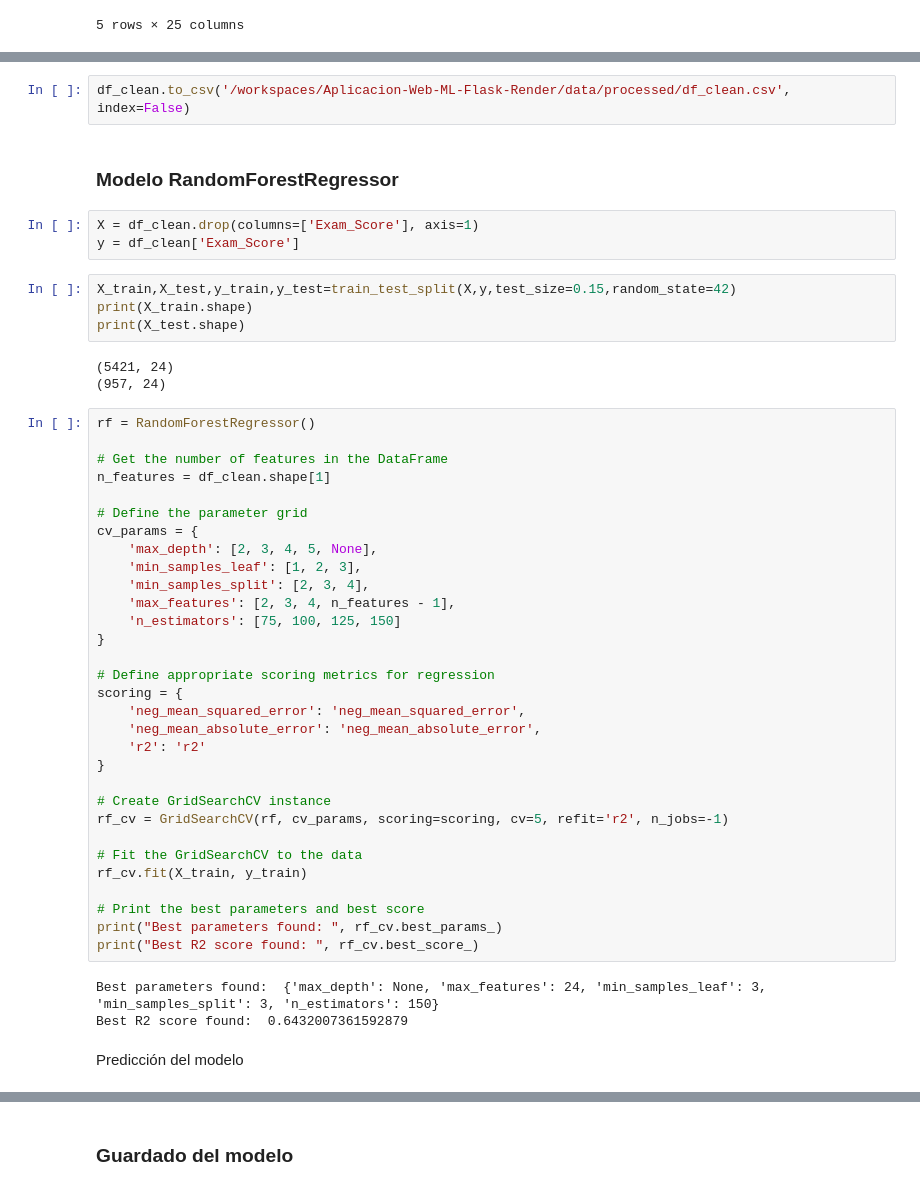
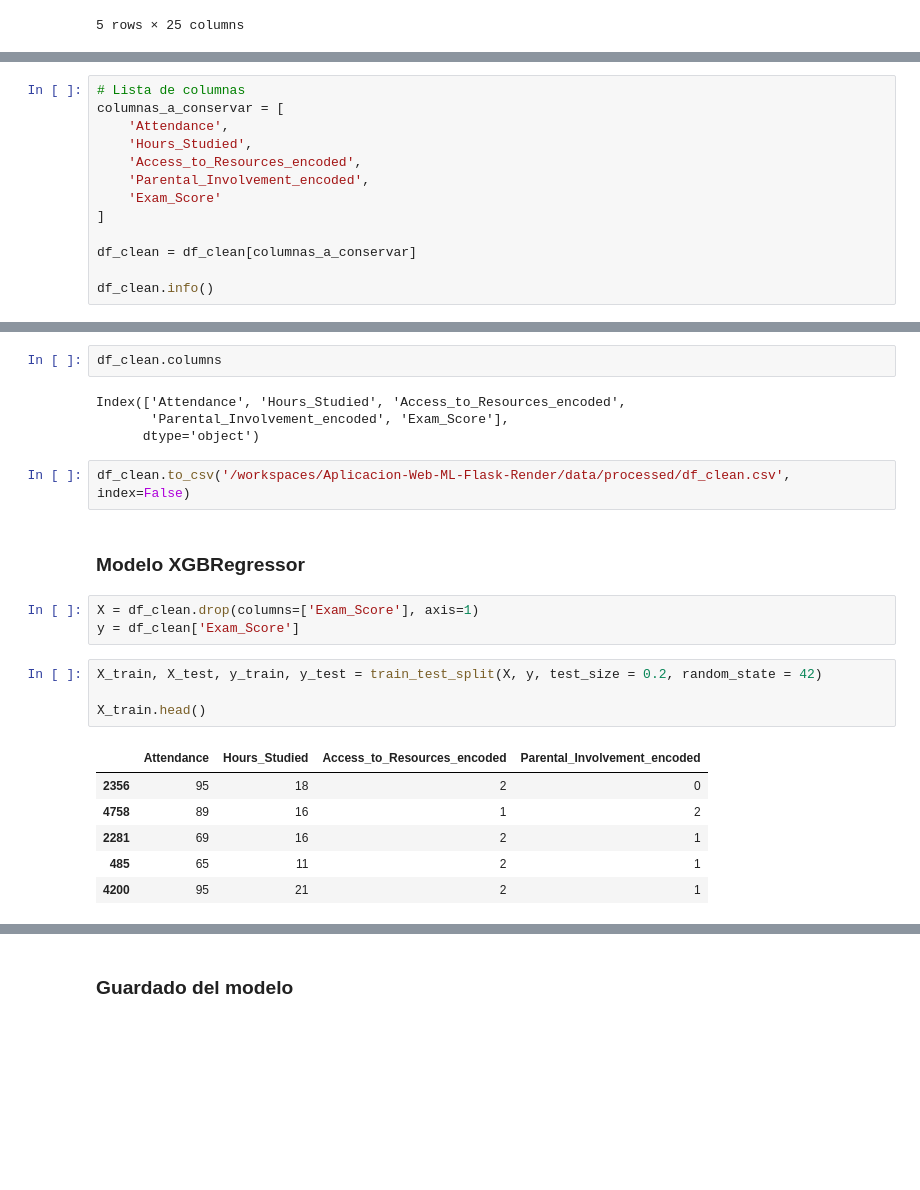
Before and after one commit to Jairo-Almanza/Aplicacion-Web-ML-Flask-Render, a Jupyter notebook: src/explore.ipynb, the cells around one changed output, grey strips where cells are left out. Cells and saved outputs as stored; diff of their text form; blank space fills up the shorter version.

Commit message:
Reestructurado modelo, despliegue finalizado

```diff
--- a/src/explore.ipynb
+++ b/src/explore.ipynb
@@ -230,0 +248,13 @@ df_clean.head()
+# %%
+# Lista de columnas
+columnas_a_conservar = [
+    'Attendance',
+    'Hours_Studied',
+    'Access_to_Resources_encoded',
+    'Parental_Involvement_encoded',
+    'Exam_Score'
+]
+
+df_clean = df_clean[columnas_a_conservar]
+
+df_clean.info()
@@ -231,50 +274,24 @@ df_clean.head()
+# %%
+df_clean.columns
+# %% [output]
+Index(['Attendance', 'Hours_Studied', 'Access_to_Resources_encoded',
+       'Parental_Involvement_encoded', 'Exam_Score'],
+      dtype='object')
 # %%
 df_clean.to_csv('/workspaces/Aplicacion-Web-ML-Flask-Render/data/processed/df_clean.csv', index=False)
 # %% [markdown]
-### Modelo RandomForestRegressor
+### Modelo XGBRegressor
 # %%
 X = df_clean.drop(columns=['Exam_Score'], axis=1)
 y = df_clean['Exam_Score']
 # %%
-X_train,X_test,y_train,y_test=train_test_split(X,y,test_size=0.15,random_state=42)
-print(X_train.shape)
-print(X_test.shape)
+X_train, X_test, y_train, y_test = train_test_split(X, y, test_size = 0.2, random_state = 42)
+
+X_train.head()
 # %% [output]
-(5421, 24)
-(957, 24)
+|  | Attendance | Hours_Studied | Access_to_Resources_encoded | Parental_Involvement_encoded |
+| 2356 | 95 | 18 | 2 | 0 |
+| 4758 | 89 | 16 | 1 | 2 |
+| 2281 | 69 | 16 | 2 | 1 |
+| 485 | 65 | 11 | 2 | 1 |
+| 4200 | 95 | 21 | 2 | 1 |
-# %%
-rf = RandomForestRegressor()
-
-# Get the number of features in the DataFrame
-n_features = df_clean.shape[1]
-
-# Define the parameter grid
-cv_params = {
-    'max_depth': [2, 3, 4, 5, None],
-    'min_samples_leaf': [1, 2, 3],
-    'min_samples_split': [2, 3, 4],
-    'max_features': [2, 3, 4, n_features - 1],
-    'n_estimators': [75, 100, 125, 150]
-}
-
-# Define appropriate scoring metrics for regression
-scoring = {
-    'neg_mean_squared_error': 'neg_mean_squared_error',
-    'neg_mean_absolute_error': 'neg_mean_absolute_error',
-    'r2': 'r2'
-}
-
-# Create GridSearchCV instance
-rf_cv = GridSearchCV(rf, cv_params, scoring=scoring, cv=5, refit='r2', n_jobs=-1)
-
-# Fit the GridSearchCV to the data
-rf_cv.fit(X_train, y_train)
-
-# Print the best parameters and best score
-print("Best parameters found: ", rf_cv.best_params_)
-print("Best R2 score found: ", rf_cv.best_score_)
-# %% [output]
-Best parameters found:  {'max_depth': None, 'max_features': 24, 'min_samples_leaf': 3, 'min_samples_split': 3, 'n_estimators': 150}
-Best R2 score found:  0.6432007361592879
-# %% [markdown]
-Predicción del modelo
```
Also changed, not shown: parts of 19 cells of this notebook, 5 other files.
